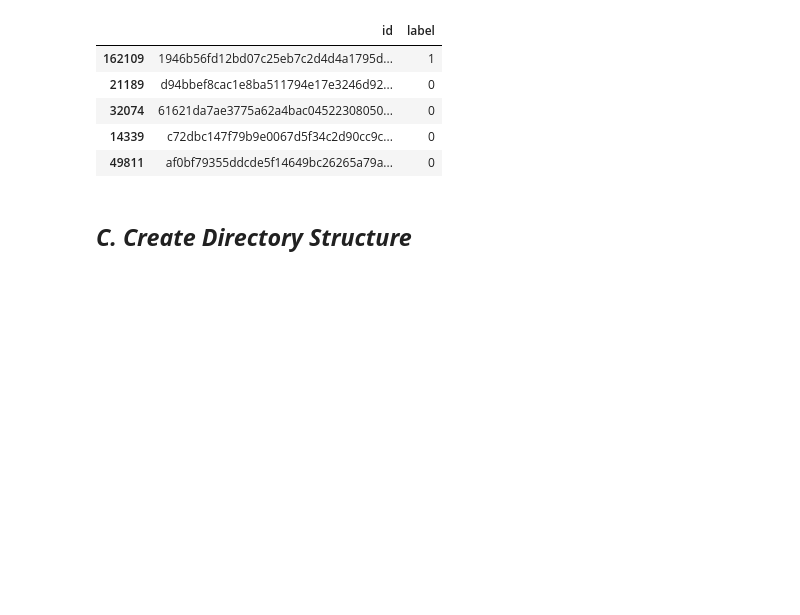
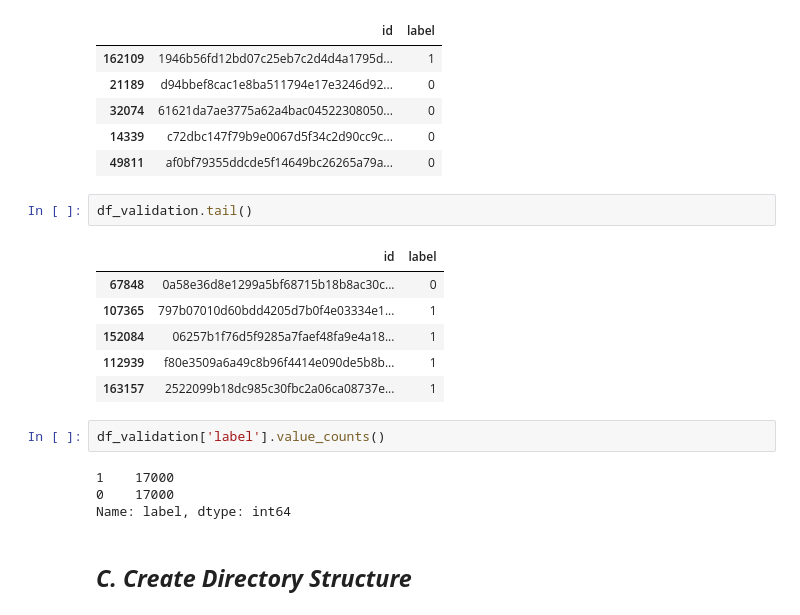
Before and after one commit to srilamaiti/ml_works, a Jupyter notebook: cancer_detection.ipynb, the cells around one changed output. Drawn from its saved outputs; the diff is of its cells as text; blank space fills up the shorter version.

```diff
--- a/cancer_detection.ipynb
+++ b/cancer_detection.ipynb
@@ -714,6 +764,21 @@ df_validation.head()
 | 32074 | 61621da7ae3775a62a4bac04522308050... | 0 |
 | 14339 | c72dbc147f79b9e0067d5f34c2d90cc9c... | 0 |
 | 49811 | af0bf79355ddcde5f14649bc26265a79a... | 0 |
+# %%
+df_validation.tail()
+# %% [output]
+|  | id | label |
+| 67848 | 0a58e36d8e1299a5bf68715b18b8ac30c... | 0 |
+| 107365 | 797b07010d60bdd4205d7b0f4e03334e1... | 1 |
+| 152084 | 06257b1f76d5f9285a7faef48fa9e4a18... | 1 |
+| 112939 | f80e3509a6a49c8b96f4414e090de5b8b... | 1 |
+| 163157 | 2522099b18dc985c30fbc2a06ca08737e... | 1 |
+# %%
+df_validation['label'].value_counts()
+# %% [output]
+1    17000
+0    17000
+Name: label, dtype: int64
 # %% [markdown]
 ## ***C. Create Directory Structure***
 # %%
```
Also changed, not shown: parts of 13 cells of this notebook.
